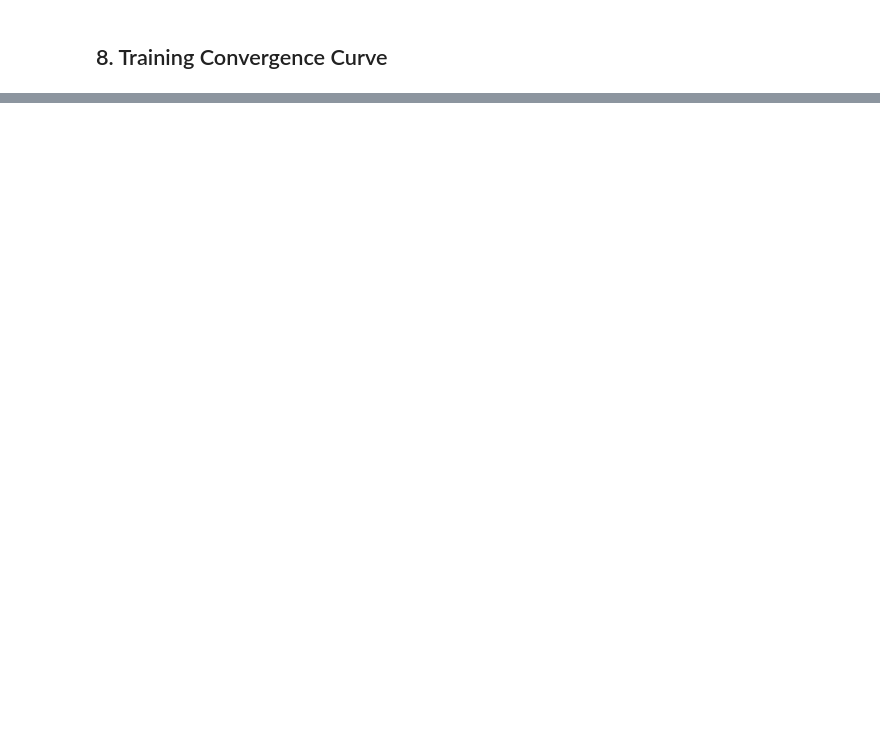
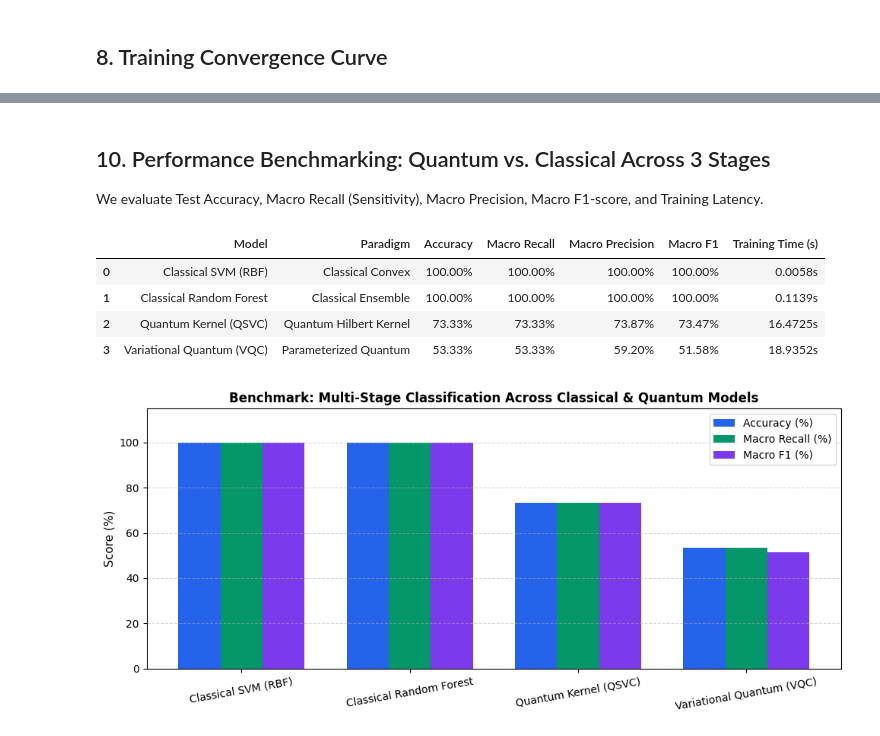
Before and after one commit to abhijithshaji17/qff_hackday, a Jupyter notebook: qml_alzheimers_vqc.ipynb, the cells around one changed output, grey strips where cells are left out. Drawn from its saved outputs; the diff is of its cells as text; code cells hidden in the pictures; blank space fills up the shorter version.

```diff
--- a/qml_alzheimers_vqc.ipynb
+++ b/qml_alzheimers_vqc.ipynb
@@ -418,0 +359,72 @@ plt.show()
+# %% [markdown]
+## 10. Performance Benchmarking: Quantum vs. Classical Across 3 Stages
+We evaluate Test Accuracy, Macro Recall (Sensitivity), Macro Precision, Macro F1-score, and Training Latency.
+# %%
+benchmark_data = {
+    "Model": ["Classical SVM (RBF)", "Classical Random Forest", "Quantum Kernel (QSVC)", "Variational Quantum (VQC)"],
+    "Paradigm": ["Classical Convex", "Classical Ensemble", "Quantum Hilbert Kernel", "Parameterized Quantum"],
+    "Accuracy": [
+        accuracy_score(y_test, y_pred_svc),
+        accuracy_score(y_test, y_pred_rf),
+        accuracy_score(y_test, y_pred_qsvc),
+        accuracy_score(y_test, y_pred_vqc)
+    ],
+    "Macro Recall": [
+        recall_score(y_test, y_pred_svc, average='macro'),
+        recall_score(y_test, y_pred_rf, average='macro'),
+        recall_score(y_test, y_pred_qsvc, average='macro'),
+        recall_score(y_test, y_pred_vqc, average='macro')
+    ],
+    "Macro Precision": [
+        precision_score(y_test, y_pred_svc, average='macro', zero_division=0),
+        precision_score(y_test, y_pred_rf, average='macro', zero_division=0),
+        precision_score(y_test, y_pred_qsvc, average='macro', zero_division=0),
+        precision_score(y_test, y_pred_vqc, average='macro', zero_division=0)
+    ],
+    "Macro F1": [
+        f1_score(y_test, y_pred_svc, average='macro'),
+        f1_score(y_test, y_pred_rf, average='macro'),
+        f1_score(y_test, y_pred_qsvc, average='macro'),
+        f1_score(y_test, y_pred_vqc, average='macro')
+    ],
+    "Training Time (s)": [round(time_svc, 4), round(time_rf, 4), round(time_qsvc, 4), round(time_vqc, 4)]
+}
+
+df_benchmark = pd.DataFrame(benchmark_data)
+display(df_benchmark.style.format({
+    "Accuracy": "{:.2%}",
+    "Macro Recall": "{:.2%}",
+    "Macro Precision": "{:.2%}",
+    "Macro F1": "{:.2%}",
+    "Training Time (s)": "{:.4f}s"
+}))
+
+# Plot comparison
+plt.figure(figsize=(10, 4.5))
+models_list = df_benchmark["Model"].tolist()
+accs = [v * 100 for v in df_benchmark["Accuracy"]]
+recalls = [v * 100 for v in df_benchmark["Macro Recall"]]
+f1s = [v * 100 for v in df_benchmark["Macro F1"]]
+
+x = np.arange(len(models_list))
+w = 0.25
+
+plt.bar(x - w, accs, w, label='Accuracy (%)', color='#2563eb')
+plt.bar(x, recalls, w, label='Macro Recall (%)', color='#059669')
+plt.bar(x + w, f1s, w, label='Macro F1 (%)', color='#7c3aed')
+
+plt.xticks(x, models_list, fontsize=10, rotation=10)
+plt.ylabel('Score (%)', fontsize=11)
+plt.title('Benchmark: Multi-Stage Classification Across Classical & Quantum Models', fontsize=12, fontweight='bold')
+plt.ylim(0, 115)
+plt.legend(loc='upper right')
+plt.grid(axis='y', linestyle='--', alpha=0.5)
+plt.tight_layout()
+plt.show()
+# %% [output]
+|  | Model | Paradigm | Accuracy | Macro Recall | Macro Precision | Macro F1 | Training Time (s) |
+| 0 | Classical SVM (RBF) | Classical Convex | 100.00% | 100.00% | 100.00% | 100.00% | 0.0058s |
+| 1 | Classical Random Forest | Classical Ensemble | 100.00% | 100.00% | 100.00% | 100.00% | 0.1139s |
+| 2 | Quantum Kernel (QSVC) | Quantum Hilbert Kernel | 73.33% | 73.33% | 73.87% | 73.47% | 16.4725s |
+| 3 | Variational Quantum (VQC) | Parameterized Quantum | 53.33% | 53.33% | 59.20% | 51.58% | 18.9352s |
+[figure, added]
```
Also changed, not shown: parts of 20 cells of this notebook, 1 other file.
